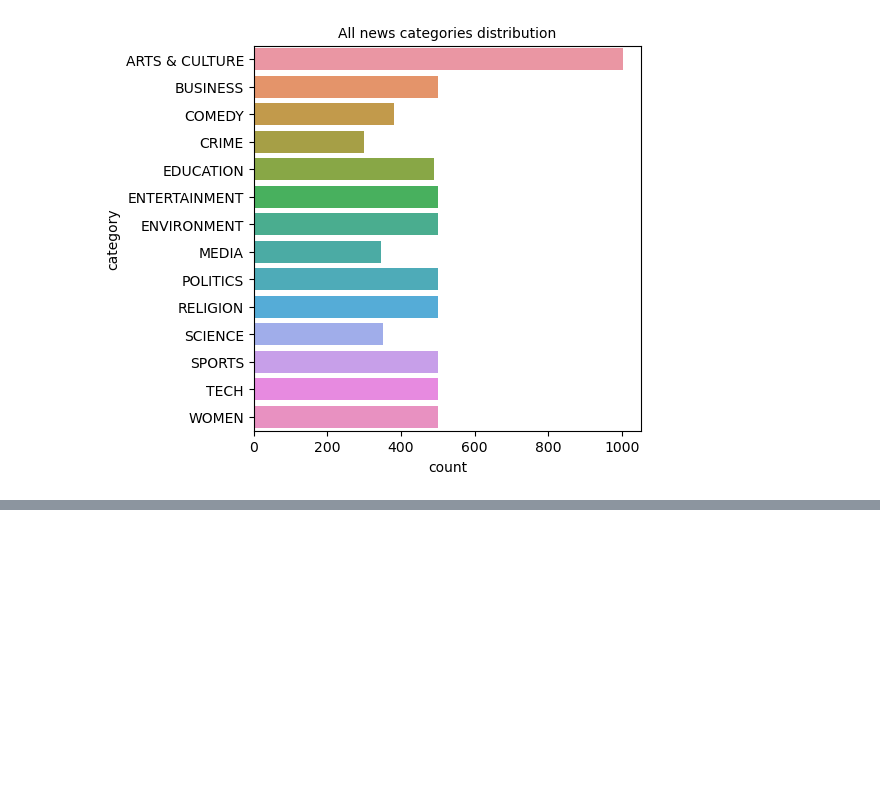
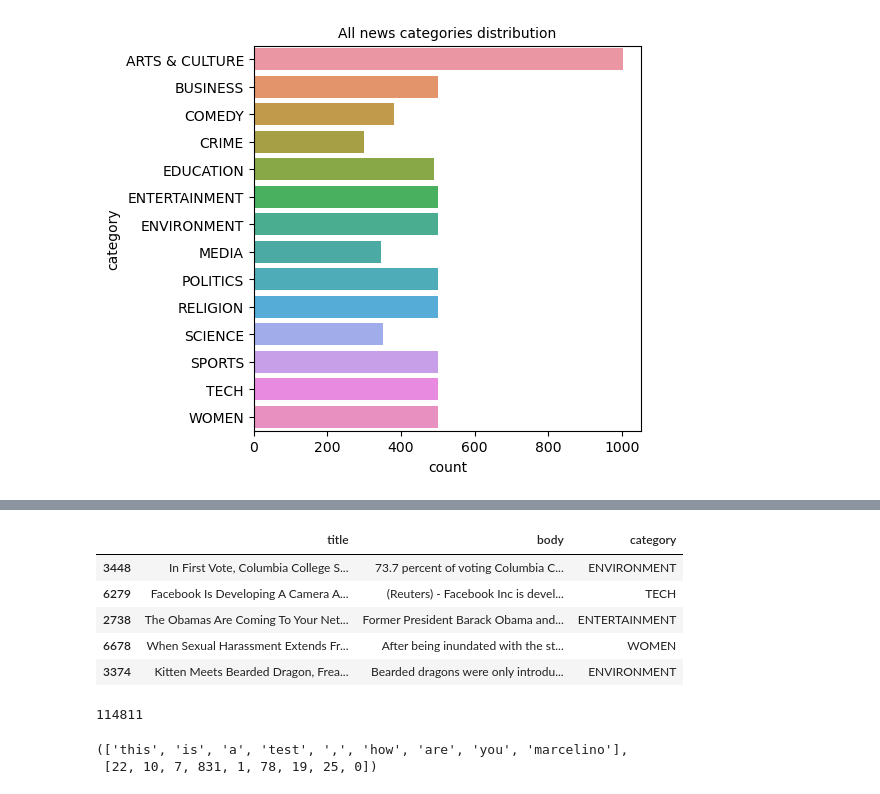
Before and after one commit to Juju2575/CheckIt, a Jupyter notebook: deepL/lstm.ipynb, the cells around one changed output, grey strips where cells are left out. Cells and saved outputs as stored; diff of their text form; code cells hidden in the pictures; blank space fills up the shorter version.

Commit message:
Tokenization

```diff
--- a/deepL/lstm.ipynb
+++ b/deepL/lstm.ipynb
@@ -75,0 +162,9 @@ NUM_CLASSES = 14
+# %%
+train_dataset.head()
+# %% [output]
+|  | title | body | category |
+| 3448 | In First Vote, Columbia College S... | 73.7 percent of voting Columbia C... | ENVIRONMENT |
+| 6279 | Facebook Is Developing A Camera A... | (Reuters) - Facebook Inc is devel... | TECH |
+| 2738 | The Obamas Are Coming To Your Net... | Former President Barack Obama and... | ENTERTAINMENT |
+| 6678 | When Sexual Harassment Extends Fr... | After being inundated with the st... | WOMEN |
+| 3374 | Kitten Meets Bearded Dragon, Frea... | Bearded dragons were only introdu... | ENVIRONMENT |
@@ -75,0 +181,12 @@ NUM_CLASSES = 14
+# %%
+len(vocab)
+# %% [output]
+114811
+# %%
+indexes = vocab(test)
+
+test, indexes
+#Last word Marcelino unknown so token is 0
+# %% [output]
+(['this', 'is', 'a', 'test', ',', 'how', 'are', 'you', 'marcelino'],
+ [22, 10, 7, 831, 1, 78, 19, 25, 0])
```
Also changed, not shown: parts of 29 cells of this notebook.
